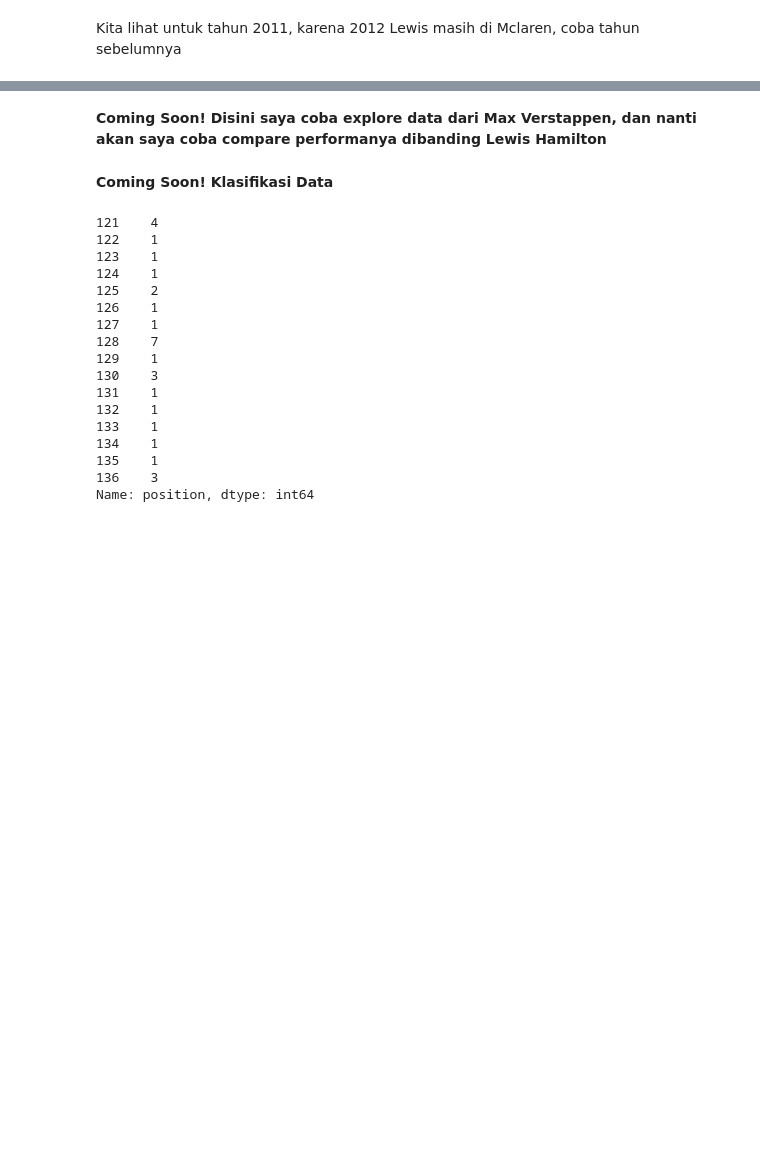
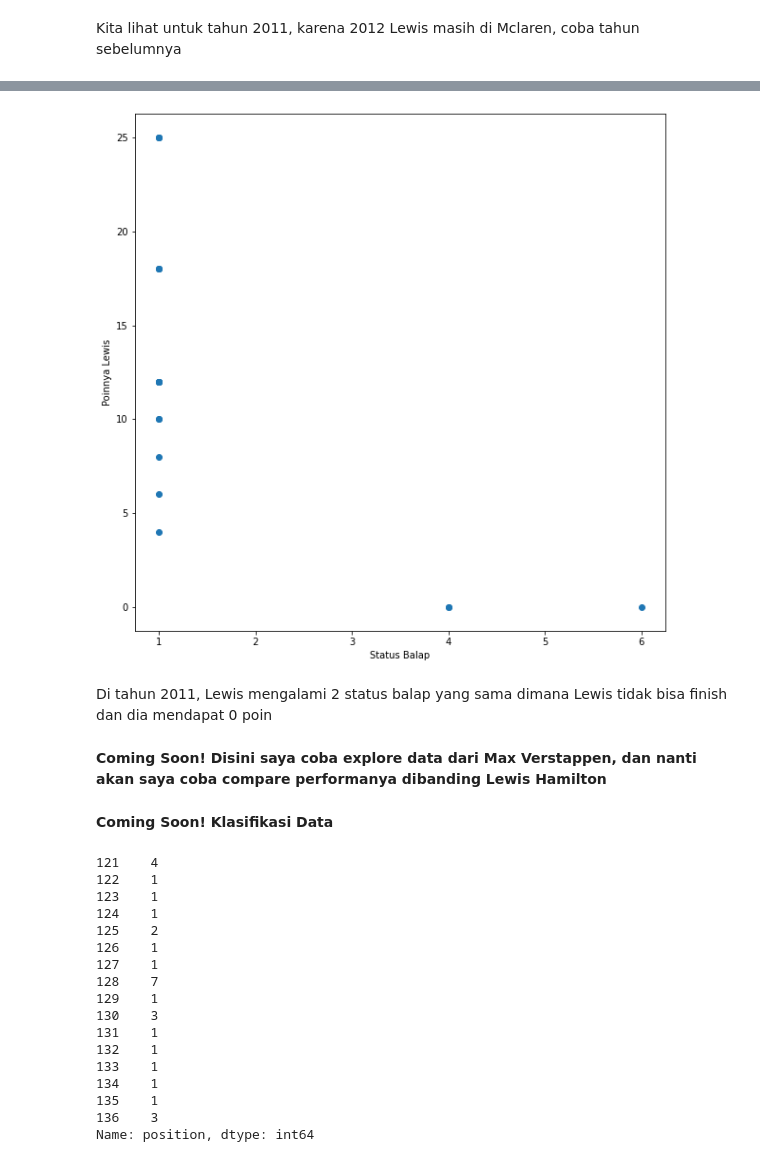
Before and after one commit to KusumaatmaSyafadhi/kusumaatmas, a Jupyter notebook: F1_Analysis.ipynb, the cells around one changed output, grey strips where cells are left out. Cells and saved outputs as stored; diff of their text form; code cells hidden in the pictures; blank space fills up the shorter version.

```diff
--- a/F1_Analysis.ipynb
+++ b/F1_Analysis.ipynb
@@ -469,3 +502,14 @@ f1_lewis_teams_2011
+# %%
+plt.figure(figsize =(10,10))
+plt.scatter(f1_lewis_teams_2011['statusId'],f1_lewis_teams_2011['points'])
+plt.xlabel('Status Balap')
+plt.ylabel('Poinnya Lewis')
+
+plt.show()
+# %% [output]
+[figure, added]
+# %% [markdown]
+Di tahun 2011, Lewis mengalami 2 status balap yang sama dimana Lewis tidak bisa finish dan dia mendapat 0 poin
 # %% [markdown]
 **Coming Soon! Disini saya coba explore data dari Max Verstappen, dan nanti akan saya coba compare performanya dibanding Lewis Hamilton**
 # %%
```
Also changed, not shown: parts of 3 cells of this notebook.
